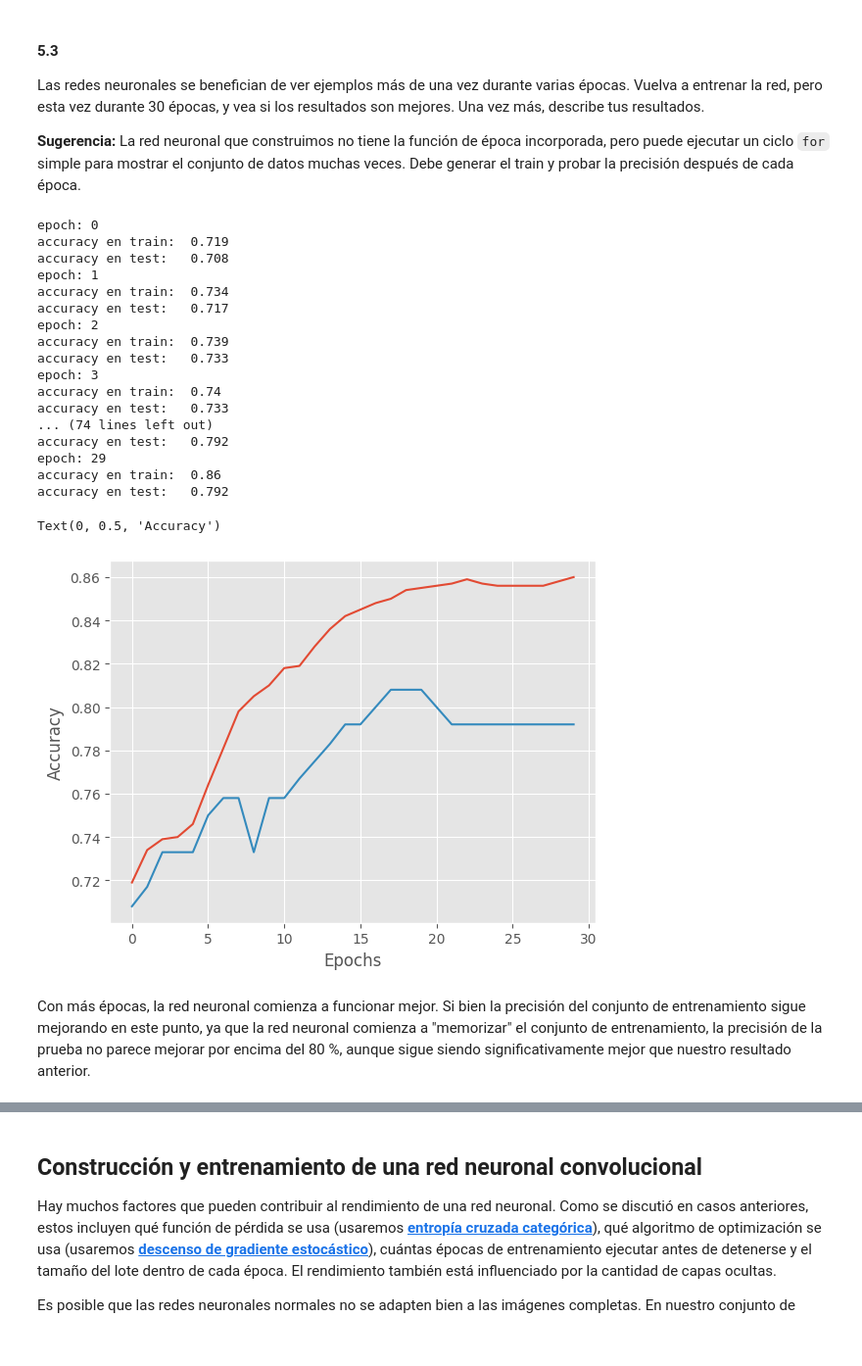
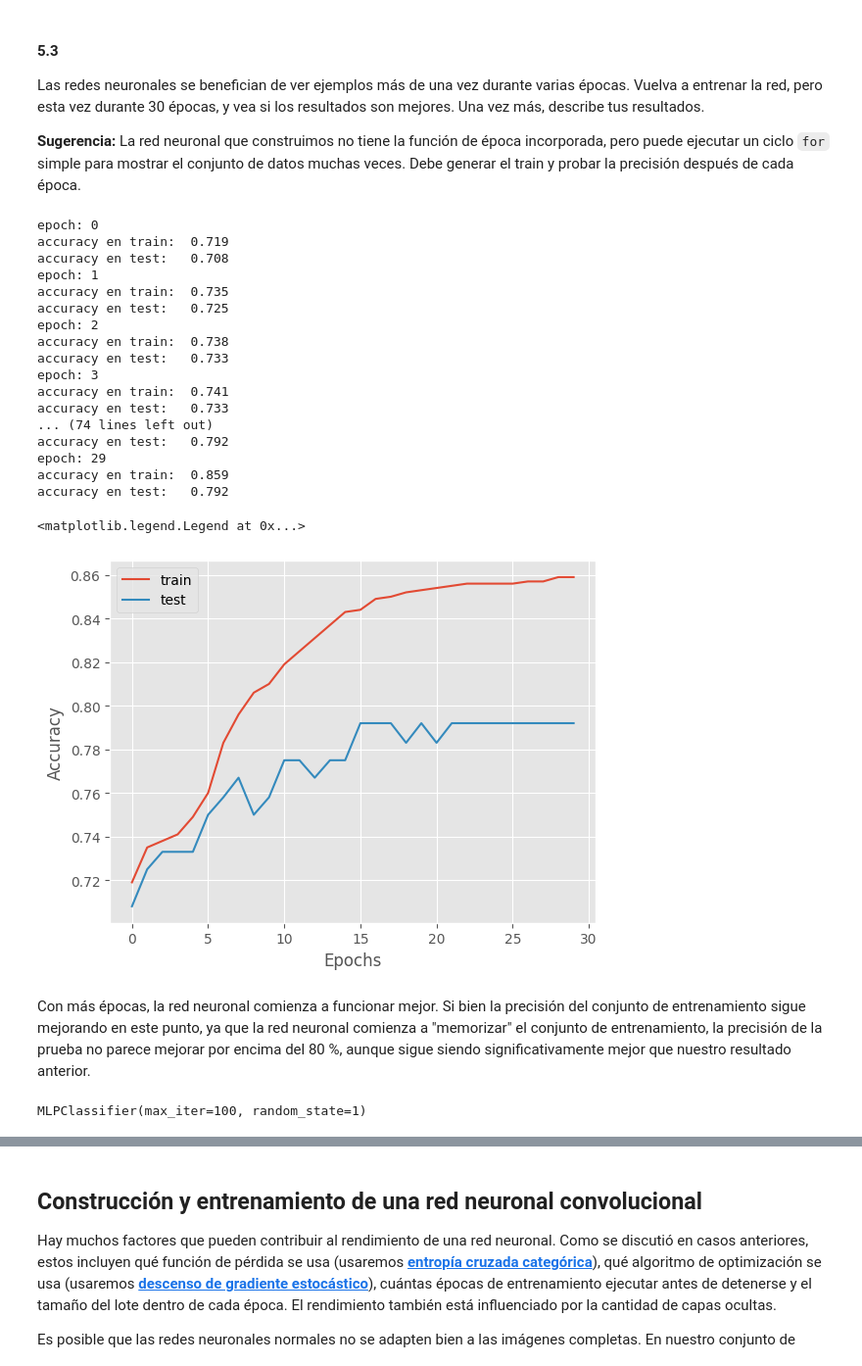
Before and after one commit to dfbustosus/Bootcamp-DS-2024-I, a Jupyter notebook: Clase 29 y 30 - 18 y 20 Jun 2024/Caso Redes neuronales imagenes cancer.ipynb, the cells around one changed output, grey strips where cells are left out. Shown at 98% size. Drawn from its saved outputs; the diff is of its cells as text; code cells hidden in the pictures.

```diff
--- a/Clase 29 y 30 - 18 y 20 Jun 2024/Caso Redes neuronales imagenes cancer.ipynb
+++ b/Clase 29 y 30 - 18 y 20 Jun 2024/Caso Redes neuronales imagenes cancer.ipynb
@@ -208,7 +222,7 @@ Debido a que cada imagen se almacena en una sola fila, si realmente queremos ver
 Un ejemplo de visualización de una sola imagen es el siguiente:
 # %%
 # reshape a 28x28 pixels
-img = all_imgs[105].reshape((28,28))
+img = all_imgs[120].reshape((28,28))
 
 # mostrar en la escala "greys"
 plt.imshow(img, cmap="Greys")
@@ -223,7 +237,6 @@ Tracemos una cuadrícula de imágenes con cuatro filas, una para cada tipo de mu
 **Answer.** An example solution is shown below:
 # %%
 import random
-
 # semilla para reproducible results
 random.seed(1337)
 
@@ -235,7 +248,7 @@ m3_i = [i for i, x in enumerate(all_labels) if x == 3]
 mutation_types = [no_mutation_i, m1_i, m2_i, m3_i]
 
 # graficar 5 imagenes de cada tipo
-sample_size = 5
+sample_size = 6
 
 for row, mutation_type in enumerate(mutation_types):
     print("Tipo: {}".format(row))
@@ -590,10 +629,7 @@ ANN = NeuralNetwork(
 # %%
-for i in range(len(train_imgs)):
-    ANN.train(train_imgs[i], train_labels_one_hot[i])
-
 print("true | pred |  P()")
 print("_____________________")
-for i in range(10):
+for i in range(20):
     res = ANN.run(test_imgs[i])
     print(
         " ",
@@ -682,27 +723,36 @@ epoch: 0
 accuracy en train:  0.719
 accuracy en test:   0.708
 epoch: 1
-accuracy en train:  0.734
-accuracy en test:   0.717
+accuracy en train:  0.735
+accuracy en test:   0.725
 epoch: 2
-accuracy en train:  0.739
+accuracy en train:  0.738
 accuracy en test:   0.733
 epoch: 3
-accuracy en train:  0.74
+accuracy en train:  0.741
 accuracy en test:   0.733
 ... (74 lines left out)
 accuracy en test:   0.792
 epoch: 29
-accuracy en train:  0.86
+accuracy en train:  0.859
 accuracy en test:   0.792
 # %%
 import matplotlib.pyplot as plt
-plt.plot(train_acc)
-plt.plot(test_acc)
+plt.plot(train_acc, label='train')
+plt.plot(test_acc, label='test')
 plt.xlabel('Epochs')
 plt.ylabel('Accuracy')
+plt.legend()
 # %% [output]
-Text(0, 0.5, 'Accuracy')
+<matplotlib.legend.Legend at 0x...>
-[figure, old version]
+[figure, new version]
 # %% [markdown]
 Con más épocas, la red neuronal comienza a funcionar mejor. Si bien la precisión del conjunto de entrenamiento sigue mejorando en este punto, ya que la red neuronal comienza a "memorizar" el conjunto de entrenamiento, la precisión de la prueba no parece mejorar por encima del 80 %, aunque sigue siendo significativamente mejor que nuestro resultado anterior.
+# %%
+from sklearn.neural_network import MLPClassifier
+import warnings
+warnings.filterwarnings("ignore")
+clf = MLPClassifier(random_state=1, max_iter=100)
+clf.fit(X_train, y_train)
+# %% [output]
+MLPClassifier(max_iter=100, random_state=1)
```
Also changed, not shown: parts of 20 cells of this notebook, 5 other files.
